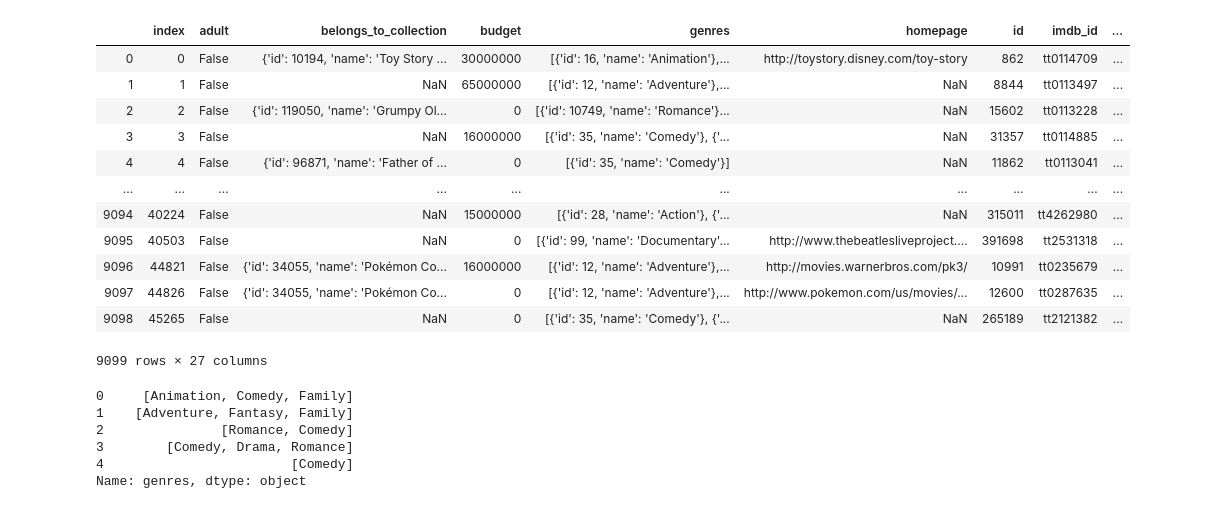
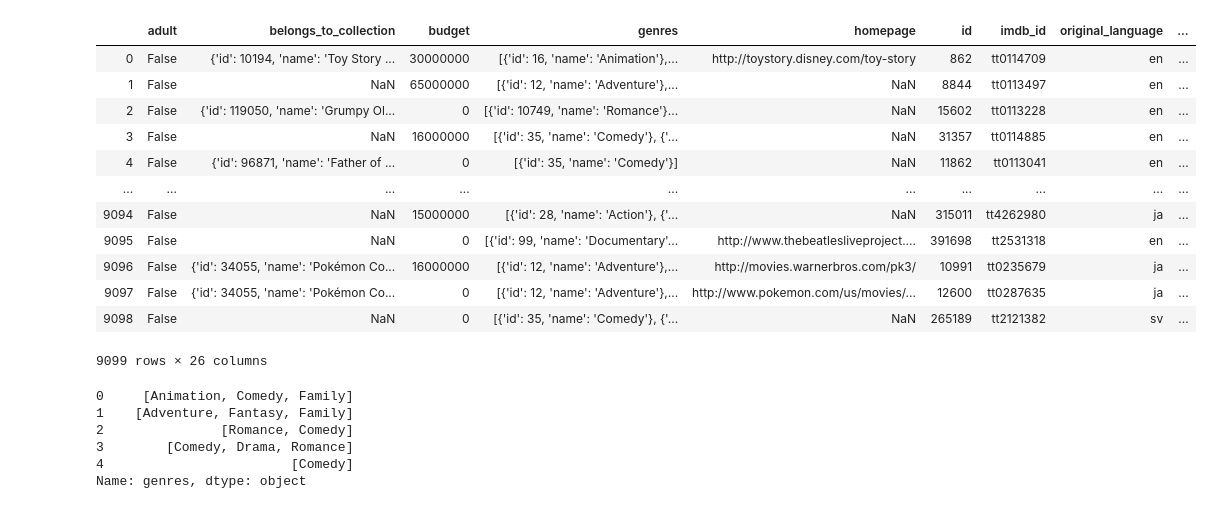
Before and after one commit to undead747/Movie-Recommender-Engine, a Jupyter notebook: Create_Train_Test.ipynb, the cells around one changed output. Drawn from its saved outputs; the diff is of its cells as text; code cells hidden in the pictures.

```diff
--- a/Create_Train_Test.ipynb
+++ b/Create_Train_Test.ipynb
@@ -9,22 +9,23 @@ from sklearn.model_selection import train_test_split
 ratings = pd.read_csv('../the-movies-dataset/ratings_small.csv')
 smd = pd.read_csv('../the-movies-dataset/movies_metadata_merge_tmvdb.csv')
 id_map = pd.read_csv('../the-movies-dataset/links_small.csv')[['movieId','tmdbId']]
-# %%
-smd
-# %% [output]
-|  | index | adult | belongs_to_collection | budget | genres | homepage | id | imdb_id | ... |
-| 0 | 0 | False | {'id': 10194, 'name': 'Toy Story ... | 30000000 | [{'id': 16, 'name': 'Animation'},... | http://toystory.disney.com/toy-story | 862 | tt0114709 | ... |
-| 1 | 1 | False | NaN | 65000000 | [{'id': 12, 'name': 'Adventure'},... | NaN | 8844 | tt0113497 | ... |
-| 2 | 2 | False | {'id': 119050, 'name': 'Grumpy Ol... | 0 | [{'id': 10749, 'name': 'Romance'}... | NaN | 15602 | tt0113228 | ... |
-| 3 | 3 | False | NaN | 16000000 | [{'id': 35, 'name': 'Comedy'}, {'... | NaN | 31357 | tt0114885 | ... |
-| 4 | 4 | False | {'id': 96871, 'name': 'Father of ... | 0 | [{'id': 35, 'name': 'Comedy'}] | NaN | 11862 | tt0113041 | ... |
-| ... | ... | ... | ... | ... | ... | ... | ... | ... | ... |
-| 9094 | 40224 | False | NaN | 15000000 | [{'id': 28, 'name': 'Action'}, {'... | NaN | 315011 | tt4262980 | ... |
-| 9095 | 40503 | False | NaN | 0 | [{'id': 99, 'name': 'Documentary'... | http://www.thebeatlesliveproject.... | 391698 | tt2531318 | ... |
-| 9096 | 44821 | False | {'id': 34055, 'name': 'Pokémon Co... | 16000000 | [{'id': 12, 'name': 'Adventure'},... | http://movies.warnerbros.com/pk3/ | 10991 | tt0235679 | ... |
-| 9097 | 44826 | False | {'id': 34055, 'name': 'Pokémon Co... | 0 | [{'id': 12, 'name': 'Adventure'},... | http://www.pokemon.com/us/movies/... | 12600 | tt0287635 | ... |
-| 9098 | 45265 | False | NaN | 0 | [{'id': 35, 'name': 'Comedy'}, {'... | NaN | 265189 | tt2121382 | ... |
-9099 rows × 27 columns
+# %%
+smd = smd.drop(['index'], axis=1)
+smd
+# %% [output]
+|  | adult | belongs_to_collection | budget | genres | homepage | id | imdb_id | original_language | ... |
+| 0 | False | {'id': 10194, 'name': 'Toy Story ... | 30000000 | [{'id': 16, 'name': 'Animation'},... | http://toystory.disney.com/toy-story | 862 | tt0114709 | en | ... |
+| 1 | False | NaN | 65000000 | [{'id': 12, 'name': 'Adventure'},... | NaN | 8844 | tt0113497 | en | ... |
+| 2 | False | {'id': 119050, 'name': 'Grumpy Ol... | 0 | [{'id': 10749, 'name': 'Romance'}... | NaN | 15602 | tt0113228 | en | ... |
+| 3 | False | NaN | 16000000 | [{'id': 35, 'name': 'Comedy'}, {'... | NaN | 31357 | tt0114885 | en | ... |
+| 4 | False | {'id': 96871, 'name': 'Father of ... | 0 | [{'id': 35, 'name': 'Comedy'}] | NaN | 11862 | tt0113041 | en | ... |
+| ... | ... | ... | ... | ... | ... | ... | ... | ... | ... |
+| 9094 | False | NaN | 15000000 | [{'id': 28, 'name': 'Action'}, {'... | NaN | 315011 | tt4262980 | ja | ... |
+| 9095 | False | NaN | 0 | [{'id': 99, 'name': 'Documentary'... | http://www.thebeatlesliveproject.... | 391698 | tt2531318 | en | ... |
+| 9096 | False | {'id': 34055, 'name': 'Pokémon Co... | 16000000 | [{'id': 12, 'name': 'Adventure'},... | http://movies.warnerbros.com/pk3/ | 10991 | tt0235679 | ja | ... |
+| 9097 | False | {'id': 34055, 'name': 'Pokémon Co... | 0 | [{'id': 12, 'name': 'Adventure'},... | http://www.pokemon.com/us/movies/... | 12600 | tt0287635 | ja | ... |
+| 9098 | False | NaN | 0 | [{'id': 35, 'name': 'Comedy'}, {'... | NaN | 265189 | tt2121382 | sv | ... |
+9099 rows × 26 columns
 # %%
 smd['genres'] = smd['genres'].apply(ast.literal_eval)
 smd['genres'] = smd['genres'].apply(lambda x: [i['name'] for i in x] if isinstance(x, list) else [])
```
Also changed, not shown: parts of 16 cells of this notebook, 8 other files.
